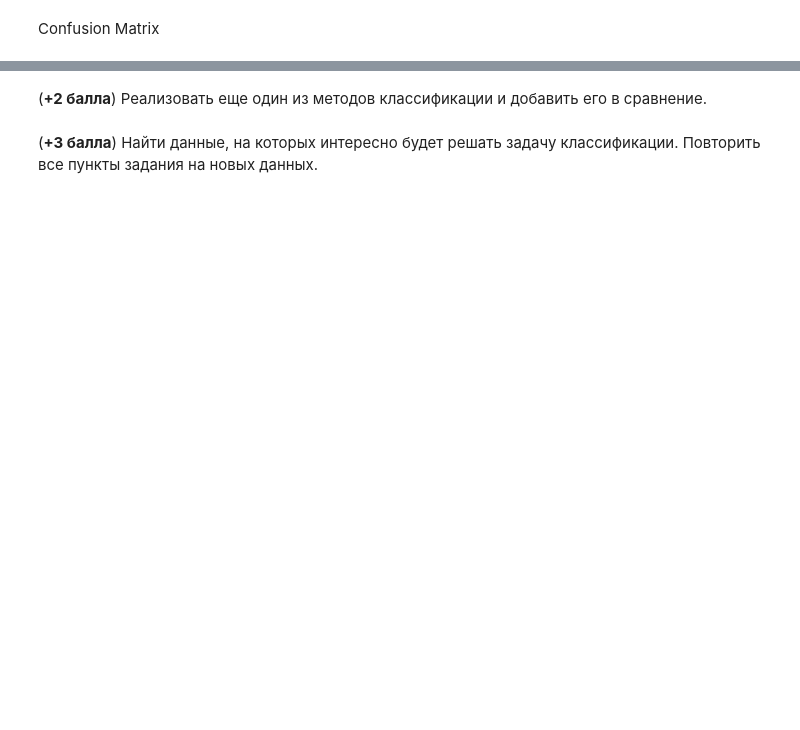
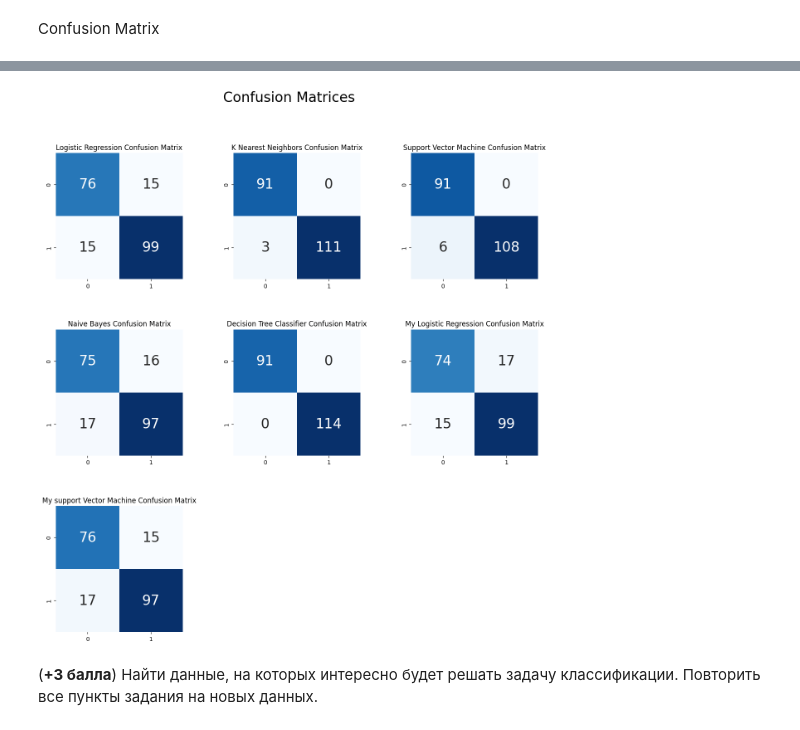
Before and after one commit to sabahoth01/Machine-learning-tasks, a Jupyter notebook: task3.ipynb, the cells around one changed output, grey strips where cells are left out. Saved outputs shown, nothing was run; the diff lists cells and outputs as text; code cells hidden in the pictures; blank space fills up the shorter version.

```diff
--- a/task3.ipynb
+++ b/task3.ipynb
@@ -843,0 +339,12 @@ Accuracy: 0.8603896103896104
+# %%
+my_svc = MySVMClassifier()  # собственная реализация
+
+lambda_grid = np.linspace(1e-4, 1e-1, 5)
+alpha_grid = np.linspace(1e-4, 1e-1, 5)
+
+searcher = GridSearchCV(my_svc, {'Lambda': lambda_grid, 'alpha': alpha_grid}, scoring='accuracy', cv=5)
+
+searcher.fit(X_train_scaled, y_train)
+best_my_svc = searcher.best_estimator_
+print("Best params: ", searcher.best_params_)
+print("Best score: ", searcher.best_score_)
@@ -973,41 +464,41 @@ cm_dtc = confusion_matrix(y_test, y_dtc)
 cm_my_lr = confusion_matrix(y_test, y_my_lr)
 cm_my_svc = confusion_matrix(y_test, y_my_svc)
 # %%
-plt.figure(figsize=(24, 12))
+plt.figure(figsize=(15, 15))
 
 plt.suptitle("Confusion Matrices", fontsize=24)
 plt.subplots_adjust(wspace = 0.4, hspace= 0.4)
 
-plt.subplot(2,3,1)
+plt.subplot(3,3,1)
 plt.title("Logistic Regression Confusion Matrix")
 sns.heatmap(cm_lr,annot=True,cmap="Blues",fmt="d",cbar=False, annot_kws={"size": 24})
 
-plt.subplot(2,3,2)
+plt.subplot(3,3,2)
 plt.title("K Nearest Neighbors Confusion Matrix")
-sns.heatmap(cm_knc,annot=True,cmap="Blues",fmt="d",cbar=False, annot_kws={"size": 24})
+sns.heatmap(cm_knn,annot=True,cmap="Blues",fmt="d",cbar=False, annot_kws={"size": 24})
 
-plt.subplot(2,3,3)
+plt.subplot(3,3,3)
 plt.title("Support Vector Machine Confusion Matrix")
 sns.heatmap(cm_svm,annot=True,cmap="Blues",fmt="d",cbar=False, annot_kws={"size": 24})
 
-plt.subplot(2,3,4)
+plt.subplot(3,3,4)
 plt.title("Naive Bayes Confusion Matrix")
-sns.heatmap(cm_gnb,annot=True,cmap="Blues",fmt="d",cbar=False, annot_kws={"size": 24})
+sns.heatmap(cm_nb,annot=True,cmap="Blues",fmt="d",cbar=False, annot_kws={"size": 24})
 
-plt.subplot(2,3,5)
+plt.subplot(3,3,5)
 plt.title("Decision Tree Classifier Confusion Matrix")
 sns.heatmap(cm_dtc,annot=True,cmap="Blues",fmt="d",cbar=False, annot_kws={"size": 24})
 
-plt.subplot(2,3,6)
+plt.subplot(3,3,6)
 plt.title("My Logistic Regression Confusion Matrix")
 sns.heatmap(cm_my_lr,annot=True,cmap="Blues",fmt="d",cbar=False, annot_kws={"size": 24})
 
-plt.subplot(2,3,7)
+plt.subplot(3,3,7)
 plt.title("My support Vector Machine Confusion Matrix")
 sns.heatmap(cm_my_svc,annot=True,cmap="Blues",fmt="d",cbar=False, annot_kws={"size": 24})
 
 plt.show()
+# %% [output]
+[figure, added]
-# %% [markdown]
- (**+2 балла**) Реализовать еще один из методов классификации и добавить его в сравнение.
 # %% [markdown]
  (**+3 балла**) Найти данные, на которых интересно будет решать задачу классификации. Повторить все пункты задания на новых данных.
```
Also changed, not shown: parts of 57 cells of this notebook.
